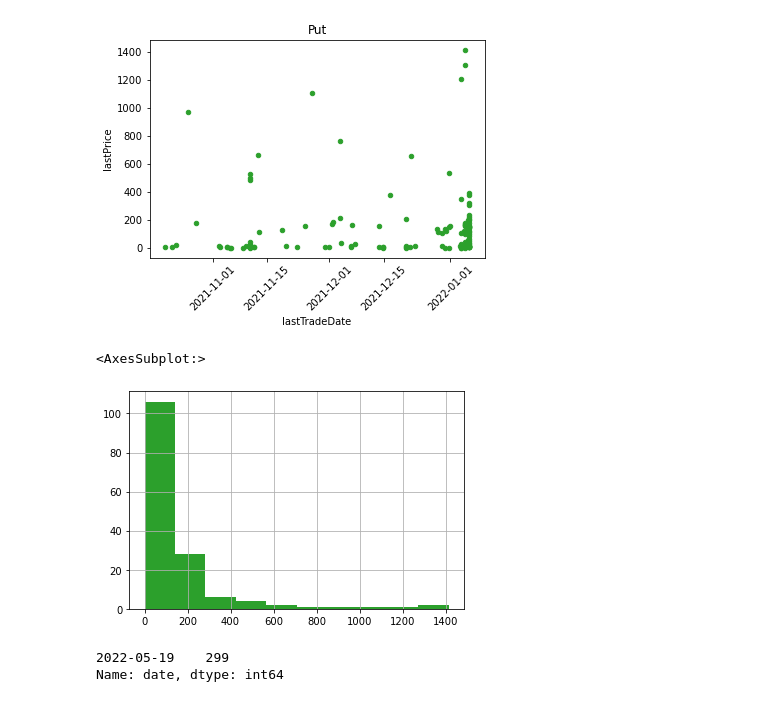
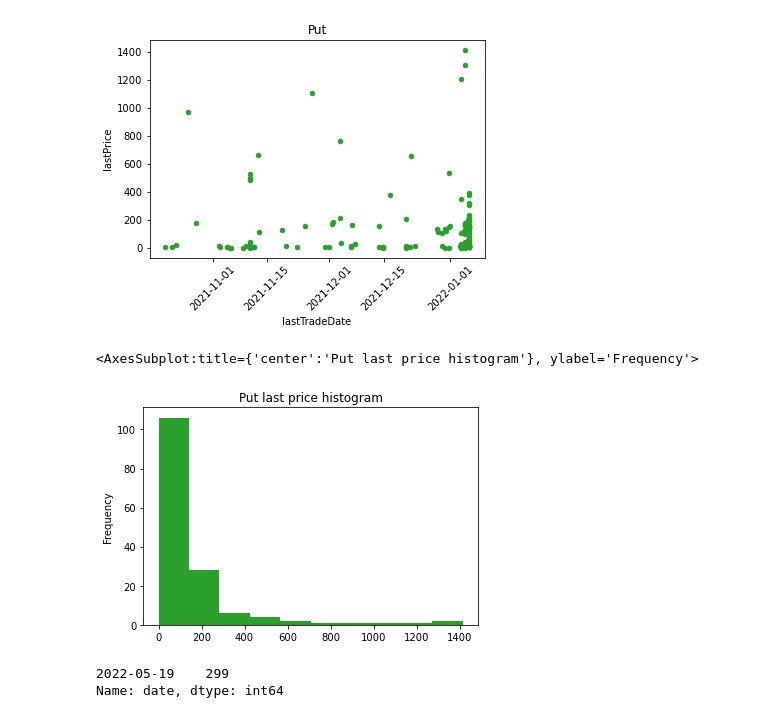
Before and after one commit to stelios-c/pydata2022, a Jupyter notebook: competition entry.ipynb, the cells around one changed output. Saved outputs shown, nothing was run; the diff lists cells and outputs as text; code cells hidden in the pictures.

```diff
--- a/competition entry.ipynb
+++ b/competition entry.ipynb
@@ -55,10 +55,10 @@ df.query('type=="Put"').plot(kind='scatter',x='lastTradeDate',y='lastPrice',rot=
 <AxesSubplot:title={'center':'Put'}, xlabel='lastTradeDate', ylabel='lastPrice'>
 [figure]
 # %%
-df.query('type=="Put"')['lastPrice'].hist(color= "tab:green")
+df.query('type=="Put"')['lastPrice'].plot(kind='hist',color= "tab:green",title='Put last price histogram')
 # %% [output]
-<AxesSubplot:>
+<AxesSubplot:title={'center':'Put last price histogram'}, ylabel='Frequency'>
-[figure, old version]
+[figure, new version]
 # %%
 df['date'].value_counts()
 # %% [output]
```
Also changed, not shown: parts of 2 cells of this notebook.
